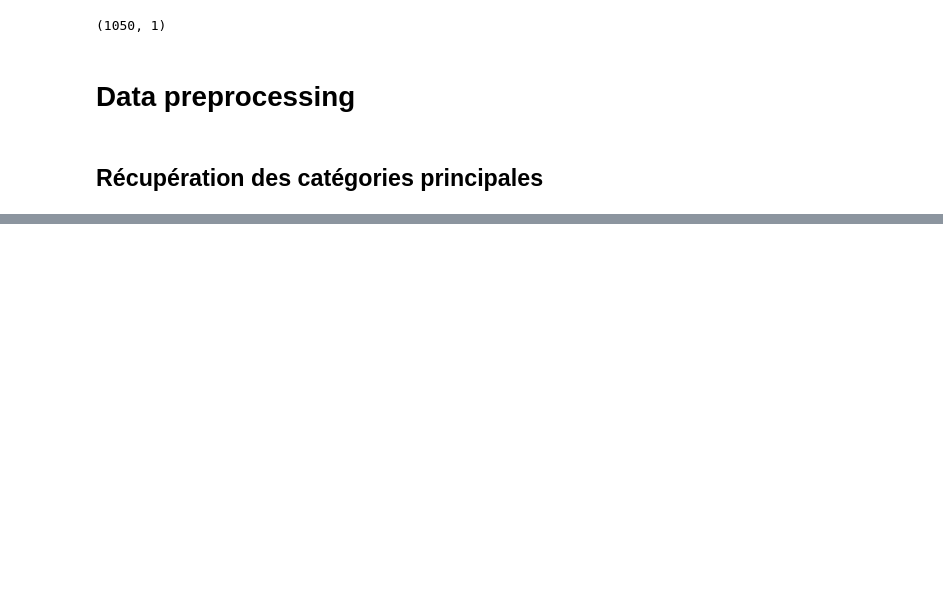
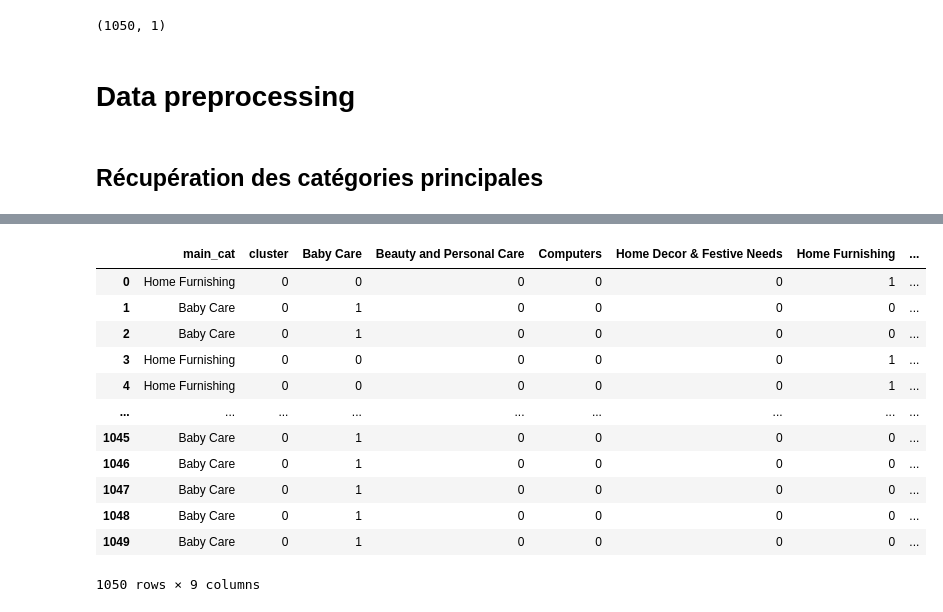
Before and after one commit to AbdulmagedALKHULAIFI/Automatic-classifer-consumer-goods, a Jupyter notebook: classifier.ipynb, the cells around one changed output, grey strips where cells are left out. Drawn from its saved outputs; the diff is of its cells as text; code cells hidden in the pictures; blank space fills up the shorter version.

Commit message:
Cleaning code and added clusters

```diff
--- a/classifier.ipynb
+++ b/classifier.ipynb
@@ -314,0 +143,9 @@ NameError: name 'document' is not defined
+# %%
+#setup kmeans clustering
+kmeans = KMeans(n_clusters = 7, n_init = 17, n_jobs = -1, tol = 0.01, max_iter = 200)
+#fit the data
+kmeans.fit(vec_text)
+#this loop transforms the numbers back into words
+common_words = kmeans.cluster_centers_.argsort()[:,-1:-11:-1]
+for num, centroid in enumerate(common_words):
+    print(str(num) + ' : ' + ', '.join(words[word] for word in centroid))
@@ -314,0 +170,4 @@ NameError: name 'document' is not defined
+# %%
+data['cluster'] = kmeans.labels_
+# %%
+data = data[['main_cat','cluster']]
@@ -314,0 +192,3 @@ NameError: name 'document' is not defined
+# %%
+dummy = pd.get_dummies(data['main_cat'])
+dummy
@@ -314,0 +209,17 @@ NameError: name 'document' is not defined
+# %%
+data = pd.concat([data,dummy],axis= 1)
+data
+# %% [output]
+|  | main_cat | cluster | Baby Care | Beauty and Personal Care | Computers | Home Decor & Festive Needs | Home Furnishing | ... |
+| 0 | Home Furnishing | 0 | 0 | 0 | 0 | 0 | 1 | ... |
+| 1 | Baby Care | 0 | 1 | 0 | 0 | 0 | 0 | ... |
+| 2 | Baby Care | 0 | 1 | 0 | 0 | 0 | 0 | ... |
+| 3 | Home Furnishing | 0 | 0 | 0 | 0 | 0 | 1 | ... |
+| 4 | Home Furnishing | 0 | 0 | 0 | 0 | 0 | 1 | ... |
+| ... | ... | ... | ... | ... | ... | ... | ... | ... |
+| 1045 | Baby Care | 0 | 1 | 0 | 0 | 0 | 0 | ... |
+| 1046 | Baby Care | 0 | 1 | 0 | 0 | 0 | 0 | ... |
+| 1047 | Baby Care | 0 | 1 | 0 | 0 | 0 | 0 | ... |
+| 1048 | Baby Care | 0 | 1 | 0 | 0 | 0 | 0 | ... |
+| 1049 | Baby Care | 0 | 1 | 0 | 0 | 0 | 0 | ... |
+1050 rows × 9 columns
```
Also changed, not shown: parts of 45 cells of this notebook.
